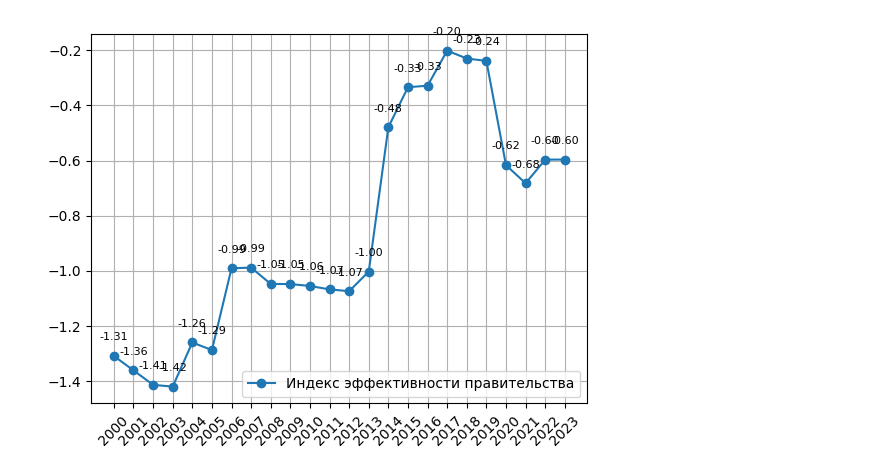
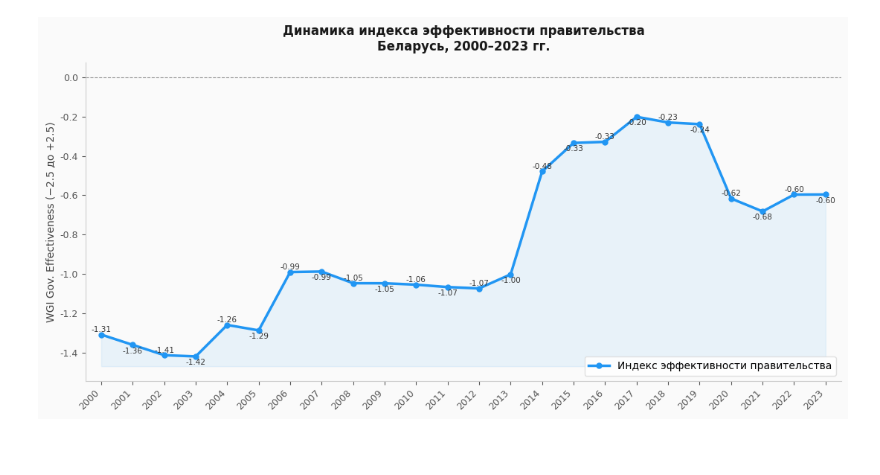
Before and after one commit to bienzapila/coursework, a Jupyter notebook: EDA/ind.ipynb, the cells around one changed output. Cells and saved outputs as stored; diff of their text form; code cells hidden in the pictures; blank space fills up the shorter version.

```diff
--- a/EDA/ind.ipynb
+++ b/EDA/ind.ipynb
@@ -35,13 +36,81 @@ Data columns (total 11 columns):
 dtypes: float64(10), int64(1)
 memory usage: 2.2 KB
 # %%
-plt.plot(df['Year'], df['WGI Gov. Effectiveness'], label='Индекс эффективности правительства', marker='o')
-plt.legend()
-plt.xticks(df['Year'], rotation=45)
-plt.grid()
-for x, y in zip(df['Year'], df['WGI Gov. Effectiveness']):
-    plt.text(x, y + 0.05, f'{y:.2f}',
-             ha='center', va='bottom', fontsize=8)
+import pandas as pd
+import numpy as np
+import matplotlib.pyplot as plt
+import matplotlib.ticker as ticker
+
+# ── загрузка данных ──
+df = pd.read_excel('data.xlsx', sheet_name='Data_Full')
+df = df.rename(columns={
+    'Year': 'year',
+    'WGI Gov. Effectiveness': 'wgi',
+})
+df = df[pd.to_numeric(df['year'], errors='coerce').notna()].copy()
+df['year'] = df['year'].astype(int)
+df['wgi']  = pd.to_numeric(df['wgi'], errors='coerce')
+df = df.sort_values('year').dropna(subset=['wgi']).reset_index(drop=True)
+
+years = df['year'].values
+wgi   = df['wgi'].values
+
+# ── стиль ──
+plt.rcParams.update({
+    'font.family': 'DejaVu Sans',
+    'axes.spines.top': False,
+    'axes.spines.right': False,
+})
+
+fig, ax = plt.subplots(figsize=(11, 5.5))
+fig.patch.set_facecolor('#fafafa')
+ax.set_facecolor('#fafafa')
+
+# ── заливка под линией ──
+ax.fill_between(years, wgi, wgi.min() - 0.05,
+                alpha=0.08, color='#2196F3', interpolate=True)
+
+# ── линия ──
+ax.plot(years, wgi, color='#2196F3', lw=2.5,
+        marker='o', ms=5, zorder=3,
+        label='Индекс эффективности правительства')
+
+# ── подписи значений (через одну точку, чтобы не перекрывались) ──
+for i, (yr, val) in enumerate(zip(years, wgi)):
+    offset = 0.03 if i % 2 == 0 else -0.06
+    ax.annotate(f'{val:.2f}',
+                xy=(yr, val),
+                xytext=(0, offset * 40),
+                textcoords='offset points',
+                ha='center', va='bottom' if offset > 0 else 'top',
+                fontsize=7.5, color='#333333')
+
+# ── нулевая линия ──
+ax.axhline(0, color='#999999', lw=0.8, ls='--', zorder=1)
+
+# ── оформление осей ──
+ax.set_xlim(years[0] - 0.5, years[-1] + 0.5)
+ax.set_xticks(years)
+ax.set_xticklabels(years, rotation=45, ha='right', fontsize=9)
+ax.set_ylabel('WGI Gov. Effectiveness (−2.5 до +2.5)',
+              fontsize=10, color='#444444')
+ax.tick_params(axis='y', labelsize=9, colors='#555555')
+ax.tick_params(axis='x', colors='#555555')
+ax.spines['left'].set_color('#cccccc')
+ax.spines['bottom'].set_color('#cccccc')
+ax.yaxis.set_major_formatter(ticker.FormatStrFormatter('%.1f'))
+
+# ── легенда ──
+ax.legend(fontsize=10, frameon=True, framealpha=0.9,
+          loc='lower right', edgecolor='#dddddd')
+
+# ── заголовок ──
+ax.set_title('Динамика индекса эффективности правительства\n'
+             'Беларусь, 2000–2023 гг.',
+             fontsize=12, fontweight='bold', color='#1a1a1a', pad=12)
+
+plt.tight_layout()
+plt.savefig('wgi_dynamics.png', dpi=300, bbox_inches='tight', facecolor='#fafafa')
 plt.show()
 # %% [output]
-[figure, old version]
+[figure, new version]
```
Also changed, not shown: parts of 7 cells of this notebook, 12 other files.
